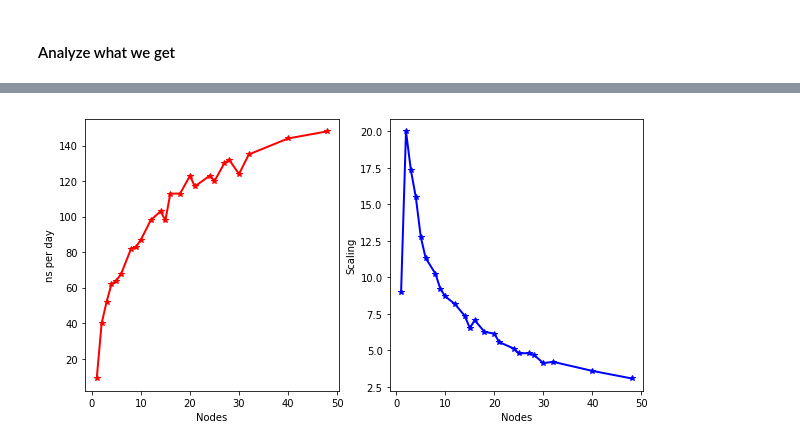
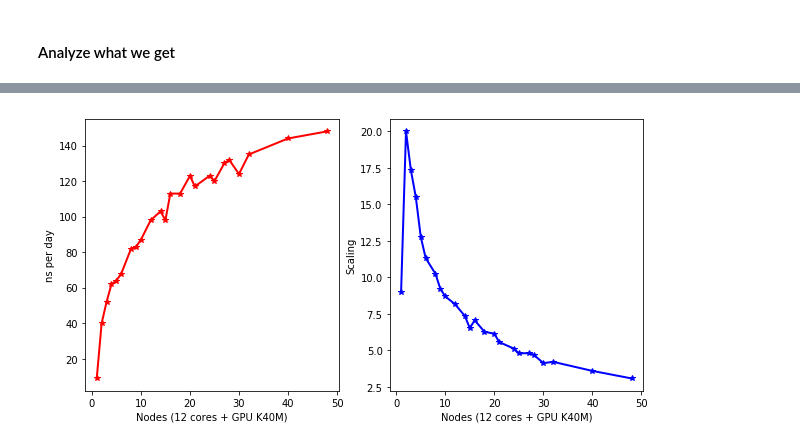
Before and after one commit to chemlove/gmx_template, a Jupyter notebook: 3_benchmarking.ipynb, the cells around one changed output, grey strips where cells are left out. Drawn from its saved outputs; the diff is of its cells as text; code cells hidden in the pictures.

```diff
--- a/3_benchmarking.ipynb
+++ b/3_benchmarking.ipynb
@@ -241,15 +241,15 @@ for k in nodes:
 # %%
 import matplotlib.pyplot as plt
 plt.figure(figsize=(10,5))
 ax = plt.subplot(121)
 speed=np.array(speed)
 ax.plot(speed[:,0], speed[:,1], 'r*-', lw=2, label=r"ns per day")
-ax.set_xlabel("Nodes")
+ax.set_xlabel("Nodes (12 cores + GPU K40M)")
 ax.set_ylabel("ns per day")
 ax2 = plt.subplot(122)
 ax2.plot(speed[:,0], np.divide(speed[:,1],speed[:,0]), 'b*-', lw=2, label=r"ns per day")
-ax2.set_xlabel("Nodes")
+ax2.set_xlabel("Nodes (12 cores + GPU K40M)")
 ax2.set_ylabel("Scaling")
 plt.draw()
 # %% [output]
-[figure, old version]
+[figure, new version]
```
